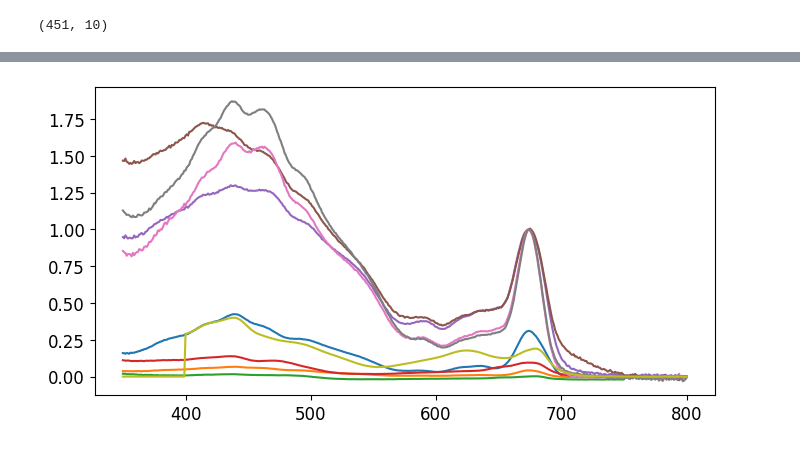
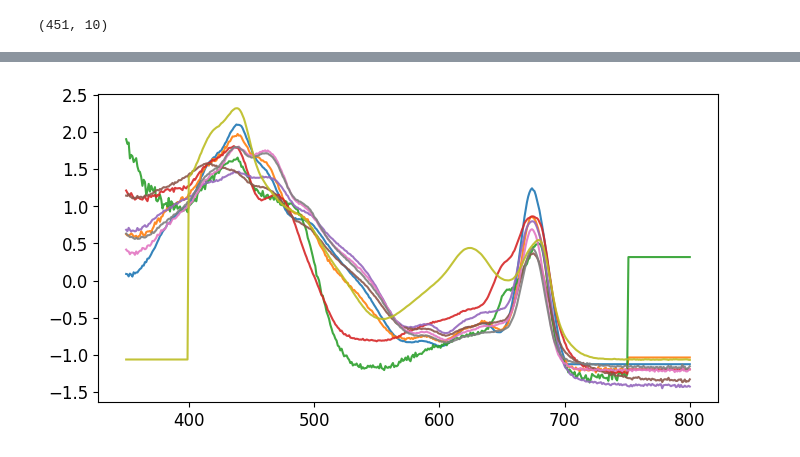
Before and after one commit to matsbannink/machine_learning, a Jupyter notebook: concentration_from_abs_spectra.ipynb, the cells around one changed output, grey strips where cells are left out. Saved outputs shown, nothing was run; the diff lists cells and outputs as text; code cells hidden in the pictures.

```diff
--- a/concentration_from_abs_spectra.ipynb
+++ b/concentration_from_abs_spectra.ipynb
@@ -176,9 +204,9 @@ tensor([0.1852, 0.0000, 0.0000, 0.4330, 0.0000, 0.0000, 0.0000, 0.0000, 0.3818])
 # %%
 # to give an intuition on how all the 'pure' spectra look like
 mixture_spectra_full, weights_spectra = generate_mixture_spectra(df_for_mix)
 mixture_spectra_full = mixture_spectra_full.to_numpy()
 mixture_spectra = mixture_spectra_full.astype(float).T # shape (600, 451)(samples, wavelengths)
 for pure in mixture_spectra[1:10, :]:
-    plt.plot(wavelength, pure)
+    plt.plot(wavelength, (np.array(pure) - np.mean(pure))/np.std(pure), alpha = .9)
 # %% [output]
-[figure, old version]
+[figure, new version]
```
Also changed, not shown: parts of 7 cells of this notebook, 3 other files.
